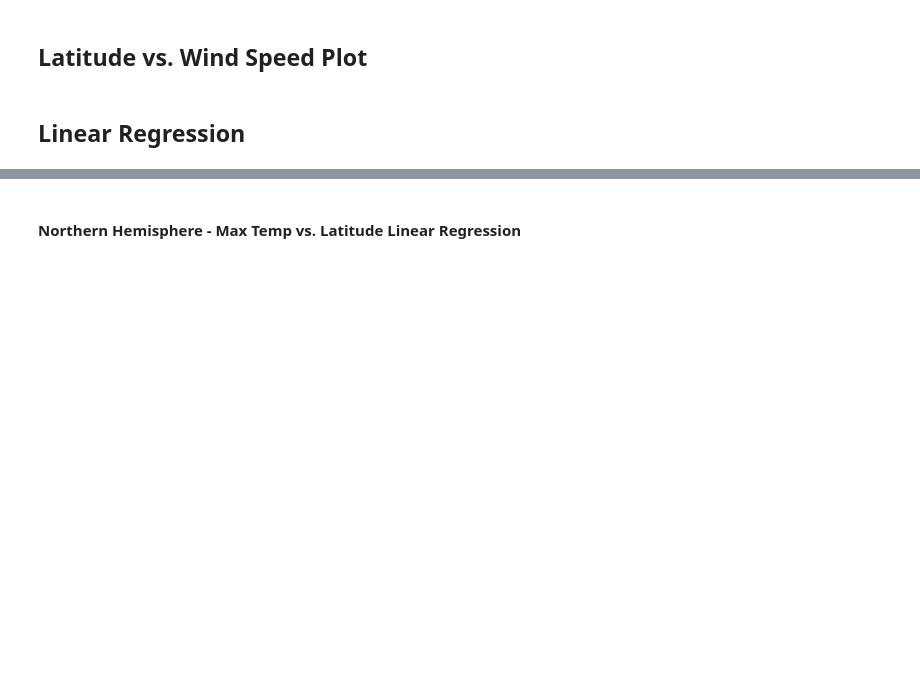
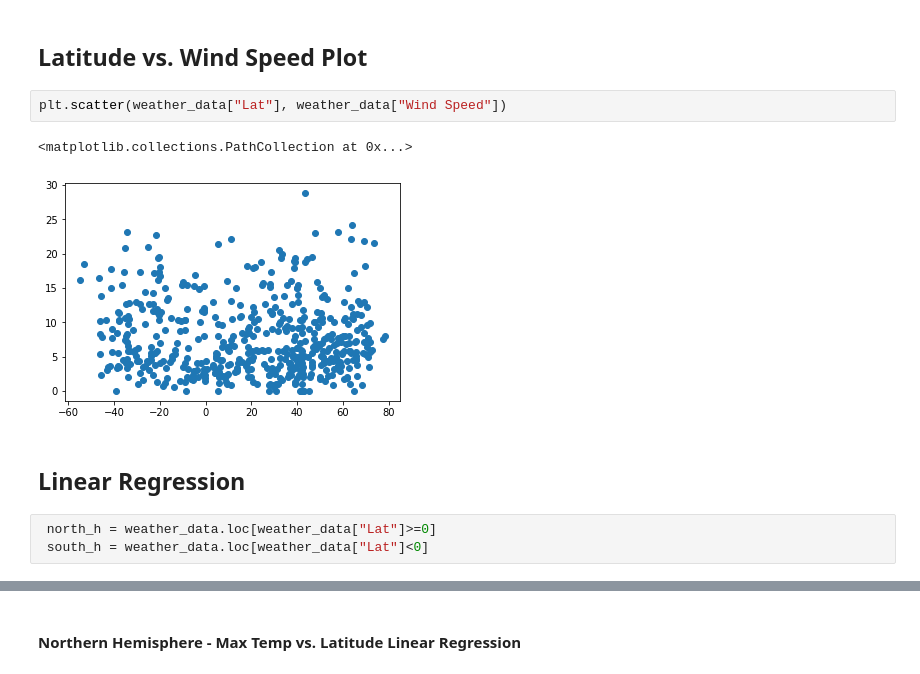
Before and after one commit to jakewmayfield/python-api-challenge, a Jupyter notebook: WeatherPy.ipynb, the cells around one changed output, grey strips where cells are left out. Drawn from its saved outputs; the diff is of its cells as text; blank space fills up the shorter version.

```diff
--- a/WeatherPy.ipynb
+++ b/WeatherPy.ipynb
@@ -186,4 +217,12 @@ Skip this step if there are no cities that have humidity > 100%.
 # %% [markdown]
 ## Latitude vs. Wind Speed Plot
+# %%
+plt.scatter(weather_data["Lat"], weather_data["Wind Speed"])
+# %% [output]
+<matplotlib.collections.PathCollection at 0x...>
+[figure, added]
 # %% [markdown]
 ## Linear Regression
+# %%
+ north_h = weather_data.loc[weather_data["Lat"]>=0]
+ south_h = weather_data.loc[weather_data["Lat"]<0]
```
Also changed, not shown: parts of 18 cells of this notebook, 1 other file.
